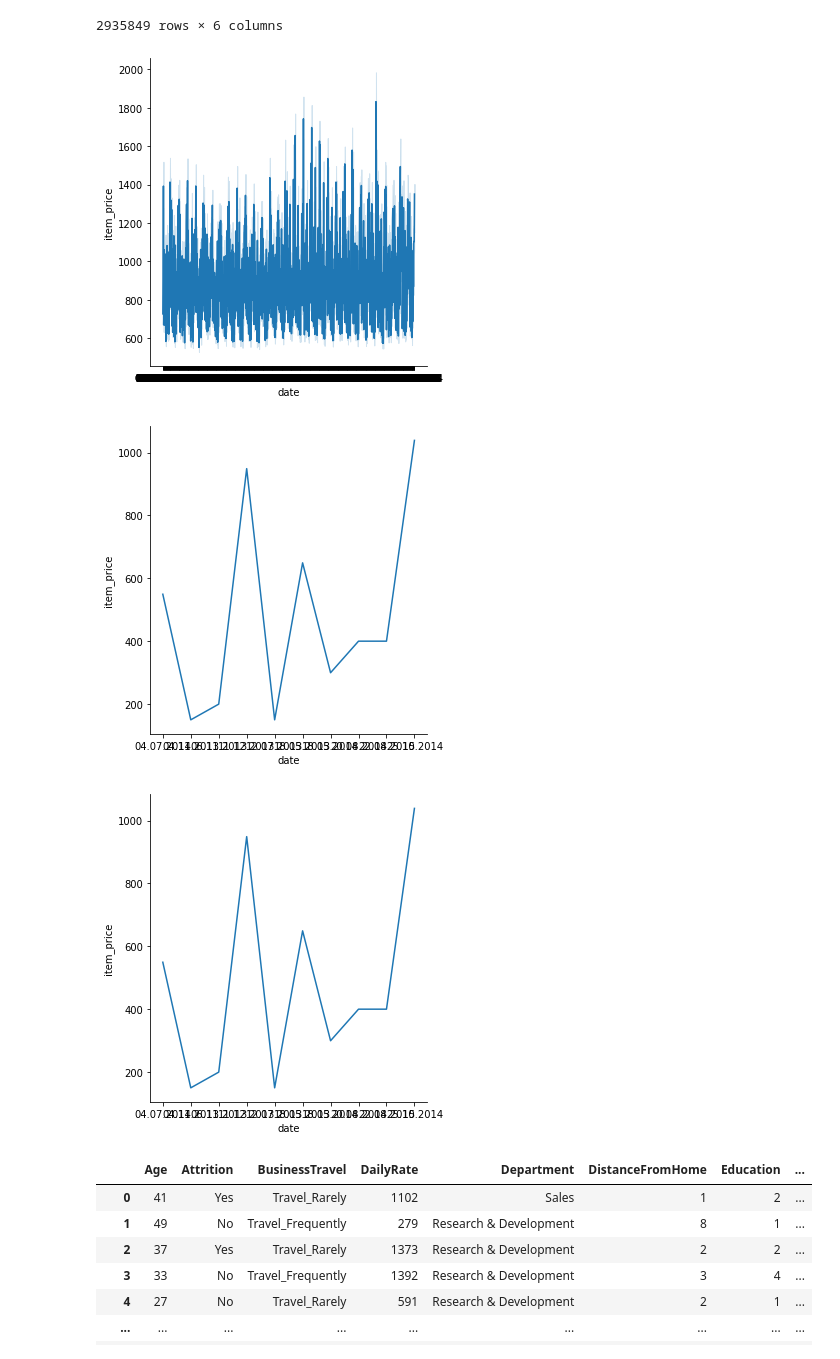
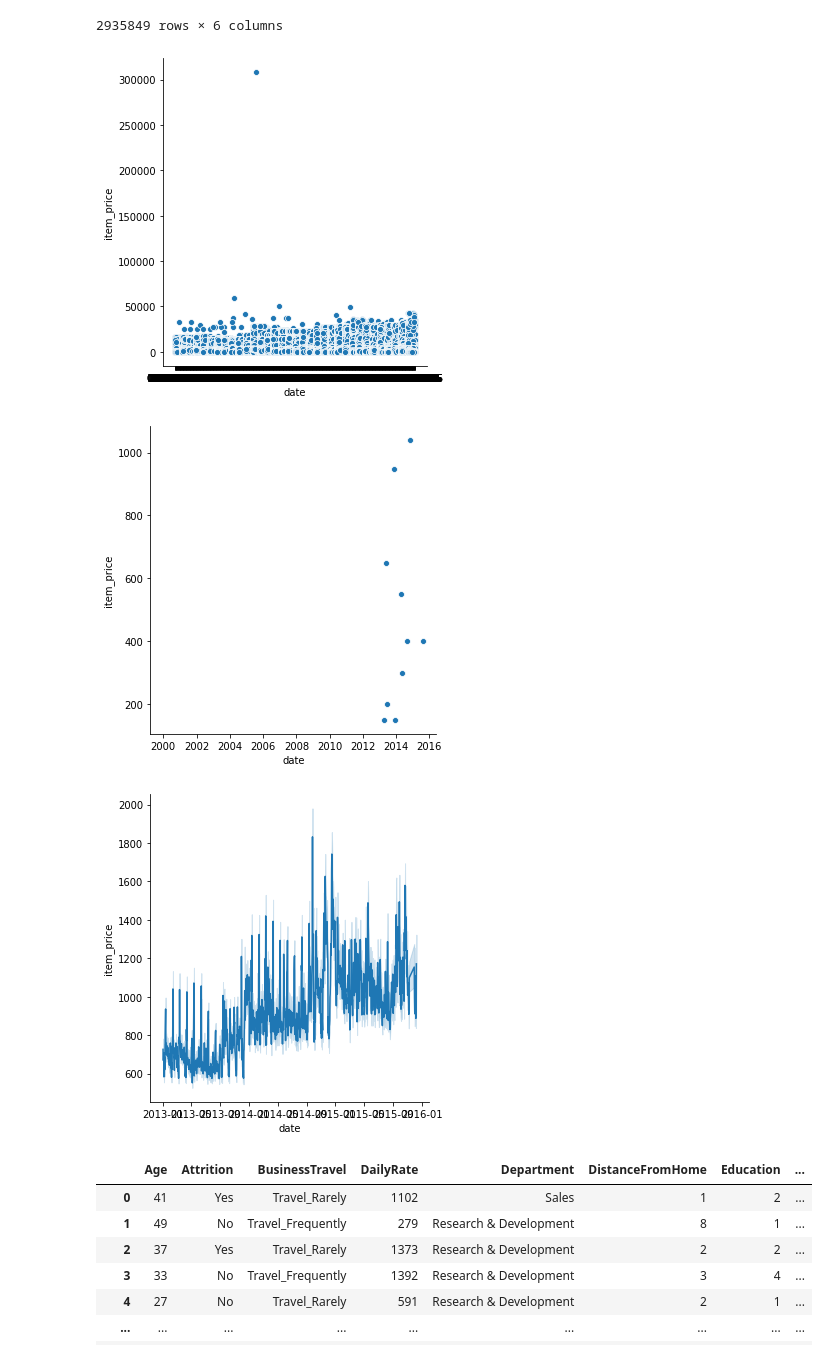
Before and after one commit to Darman09/Big_Data_DAHLEM_Romain_M2_IOT, a Jupyter notebook: DataViz.ipynb, the cells around one changed output. Saved outputs shown, nothing was run; the diff lists cells and outputs as text; code cells hidden in the pictures.

```diff
--- a/DataViz.ipynb
+++ b/DataViz.ipynb
@@ -81,26 +81,27 @@ dfCont
 2935849 rows × 6 columns
 # %%
 # En utilisant relplot(), construisez un graphique qui va vous permettre de voir l’évolution des prix par rapport au temps. Que pouvez vous voir ?
-g = sns.relplot(x="date", y="item_price",kind="line", data=dfCont)
+g = sns.relplot(x="date", y="item_price", data=dfCont)
 # On peux voir grand chose
 # %% [output]
-[figure, old version]
+[figure, new version]
 # %%
 # Corrigeons le problème de visualisation, en utilisant la fonction .sample() de Pandas, prenez un échantillons de 50 éléments dans votre dataset
 
 dfMinim = dfCont.sample(n=10, random_state=1)
 
-g = sns.relplot(x="date", y="item_price",kind="line", data=dfMinim)
+g = sns.relplot(x="date", y="item_price", data=dfMinim)
 # %% [output]
-[figure, old version]
+[figure, new version]
 # %%
 # Retentez de faire votre visualisation, créez une figure de taille (20,6). Que voyez vous ?
 # En utilisant la fonction pd.to_datetime(), convertissez votre colonne date en datetime
 import seaborn as sns
-pd.to_datetime(df['date'])
-x = sns.relplot(x="date", y="item_price",kind="line", data=dfMinim,sizes=(20,6))
+dfCont['date'] = pd.to_datetime(dfCont['date'])
+dfMinim = dfCont.sample(n=10, random_state=1)
+x = sns.relplot(x="date", y="item_price",kind="line", data=dfCont,sizes=(20,6))
 # %% [output]
-[figure, old version]
+[figure, new version]
 # %%
 '''
 Visualisation de variables catégoriques
```
Also changed, not shown: parts of 6 cells of this notebook.
